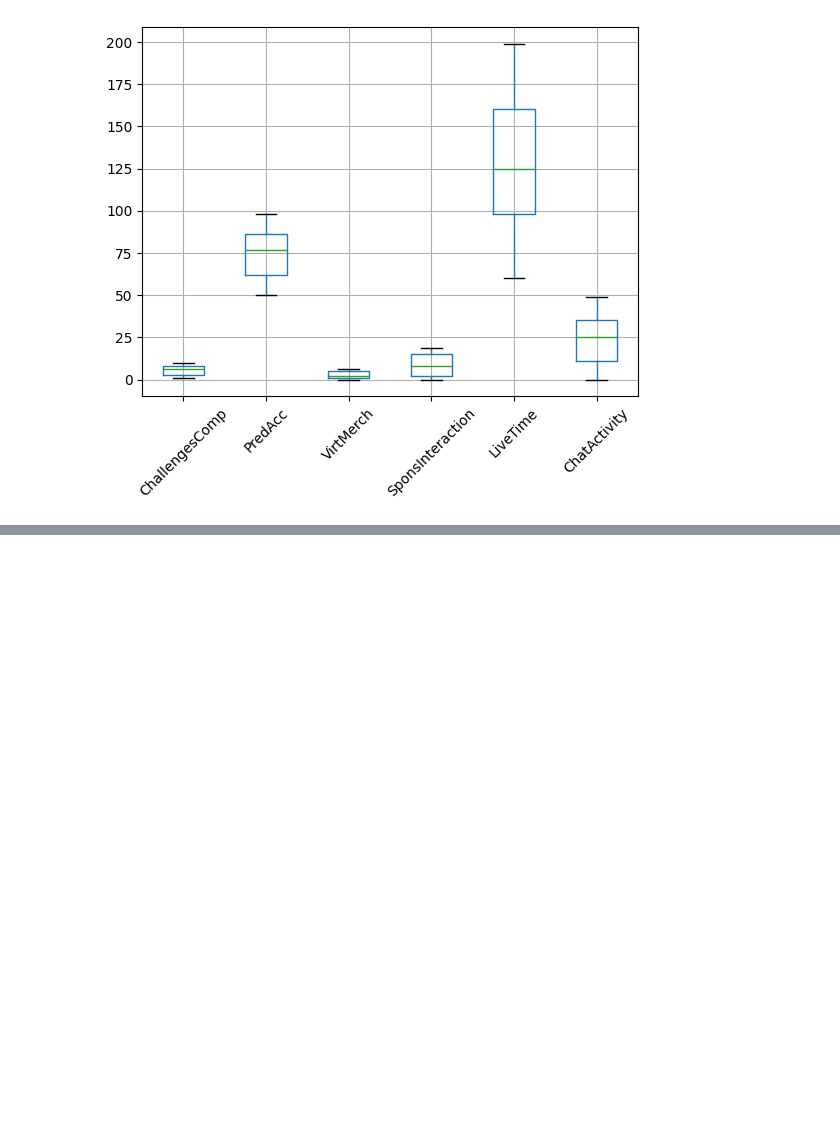
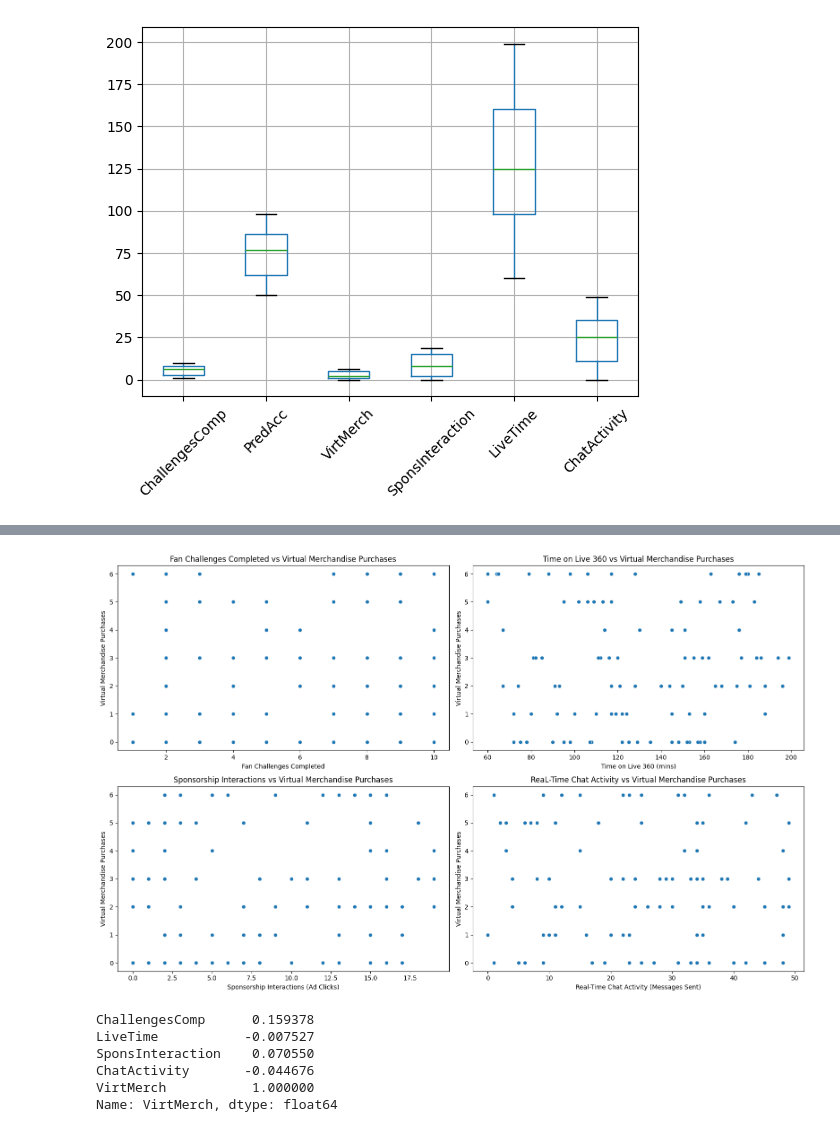
Before and after one commit to YadavSuhani/VelocityX, a Jupyter notebook: veloctityX.ipynb, the cells around one changed output, grey strips where cells are left out. Drawn from its saved outputs; the diff is of its cells as text; code cells hidden in the pictures; blank space fills up the shorter version.

```diff
--- a/veloctityX.ipynb
+++ b/veloctityX.ipynb
@@ -72,0 +97,36 @@ plt.show()
+# %%
+fig, axs = plt.subplots(2,2, figsize=(16,10))
+sns.scatterplot(x=data['ChallengesComp'],y=data['VirtMerch'], ax=axs[0,0])
+axs[0,0].set_title('Fan Challenges Completed vs Virtual Merchandise Purchases')
+axs[0,0].set_xlabel('Fan Challenges Completed')
+axs[0,0].set_ylabel('Virtual Merchandise Purchases')
+
+sns.scatterplot(x=data['LiveTime'],y=data['VirtMerch'], ax=axs[0,1])
+axs[0,1].set_title('Time on Live 360 vs Virtual Merchandise Purchases')
+axs[0,1].set_xlabel('Time on Live 360 (mins)')
+axs[0,1].set_ylabel('Virtual Merchandise Purchases')
+
+sns.scatterplot(x=data['SponsInteraction'],y=data['VirtMerch'], ax=axs[1,0])
+axs[1,0].set_title('Sponsorship Interactions vs Virtual Merchandise Purchases')
+axs[1,0].set_xlabel('Sponsorship Interactions (Ad Clicks)')
+axs[1,0].set_ylabel('Virtual Merchandise Purchases')
+
+sns.scatterplot(x=data['ChatActivity'],y=data['VirtMerch'], ax=axs[1,1])
+axs[1,1].set_title('ReaL-Time Chat Activity vs Virtual Merchandise Purchases')
+axs[1,1].set_xlabel('Real-Time Chat Activity (Messages Sent)')
+axs[1,1].set_ylabel('Virtual Merchandise Purchases')
+
+plt.tight_layout()
+plt.show()
+# %% [output]
+[figure, added]
+# %%
+correlationMatrix = data[['ChallengesComp','LiveTime','SponsInteraction','ChatActivity','VirtMerch']].corr()
+correlationMatrix['VirtMerch']
+# %% [output]
+ChallengesComp      0.159378
+LiveTime           -0.007527
+SponsInteraction    0.070550
+ChatActivity       -0.044676
+VirtMerch           1.000000
+Name: VirtMerch, dtype: float64
```
Also changed, not shown: parts of 18 cells of this notebook.
